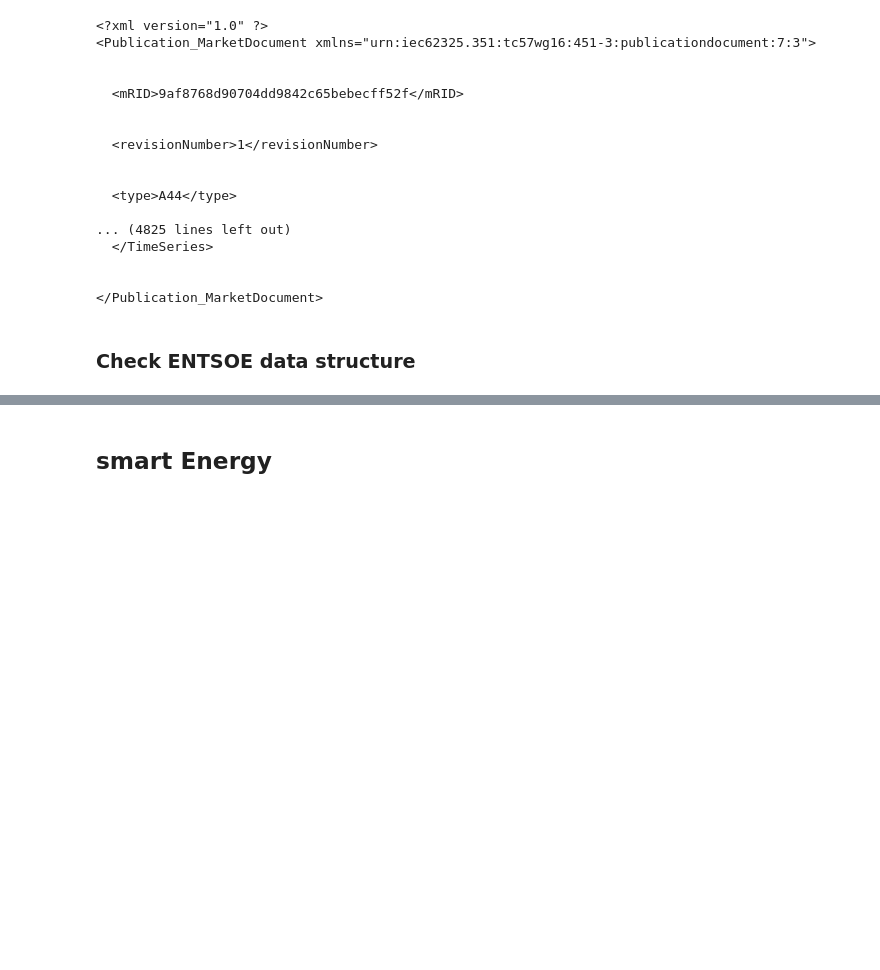
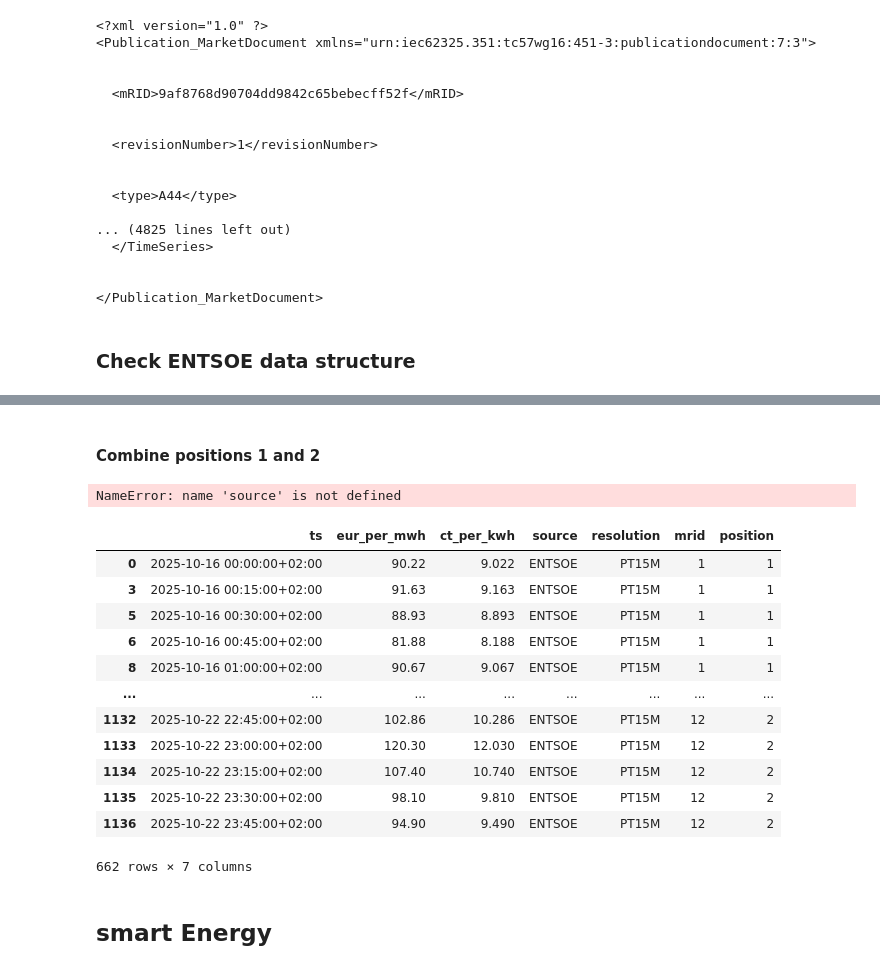
Before and after one commit to prombi/strompreise-app, a Jupyter notebook: Strompreise.ipynb, the cells around one changed output, grey strips where cells are left out. Drawn from its saved outputs; the diff is of its cells as text; code cells hidden in the pictures; blank space fills up the shorter version.

```diff
--- a/Strompreise.ipynb
+++ b/Strompreise.ipynb
@@ -457,3 +456,5 @@ if not df_entsoe.empty:
     fig.show()
 else:
     print("DataFrame is empty, cannot generate plot.")
+# %% [markdown]
+#### Combine positions 1 and 2
@@ -460,3 +510,30 @@ else:
+# %%
+now_utc = dt.datetime.now(timezone.utc)
+start_utc = now_utc - timedelta(days=5)
+end_utc  = now_utc + timedelta(days=5)
+df_both = price_sources.fetch_entsoe_day_ahead(token=entsoe_token, start_utc=start_utc, end_utc=end_utc, position=['1', '2'])
+# Prioritize position '1' and use '2' as a fallback
+df_sorted = df_both.sort_values(by=['ts', 'position'], ascending=[True, True])
+df = df_sorted.drop_duplicates(subset=['ts'], keep='first')
+meta = {"region": "DE-LU", "raw_resolution": None, "source_id": source}
+# %% [output]
+NameError: name 'source' is not defined
+# %%
+df
+# %% [output]
+|  | ts | eur_per_mwh | ct_per_kwh | source | resolution | mrid | position |
+| 0 | 2025-10-16 00:00:00+02:00 | 90.22 | 9.022 | ENTSOE | PT15M | 1 | 1 |
+| 3 | 2025-10-16 00:15:00+02:00 | 91.63 | 9.163 | ENTSOE | PT15M | 1 | 1 |
+| 5 | 2025-10-16 00:30:00+02:00 | 88.93 | 8.893 | ENTSOE | PT15M | 1 | 1 |
+| 6 | 2025-10-16 00:45:00+02:00 | 81.88 | 8.188 | ENTSOE | PT15M | 1 | 1 |
+| 8 | 2025-10-16 01:00:00+02:00 | 90.67 | 9.067 | ENTSOE | PT15M | 1 | 1 |
+| ... | ... | ... | ... | ... | ... | ... | ... |
+| 1132 | 2025-10-22 22:45:00+02:00 | 102.86 | 10.286 | ENTSOE | PT15M | 12 | 2 |
+| 1133 | 2025-10-22 23:00:00+02:00 | 120.30 | 12.030 | ENTSOE | PT15M | 12 | 2 |
+| 1134 | 2025-10-22 23:15:00+02:00 | 107.40 | 10.740 | ENTSOE | PT15M | 12 | 2 |
+| 1135 | 2025-10-22 23:30:00+02:00 | 98.10 | 9.810 | ENTSOE | PT15M | 12 | 2 |
+| 1136 | 2025-10-22 23:45:00+02:00 | 94.90 | 9.490 | ENTSOE | PT15M | 12 | 2 |
+662 rows × 7 columns
 # %% [markdown]
 ## smart Energy
 # %%
```
Also changed, not shown: parts of 6 cells of this notebook, 1 other file.
